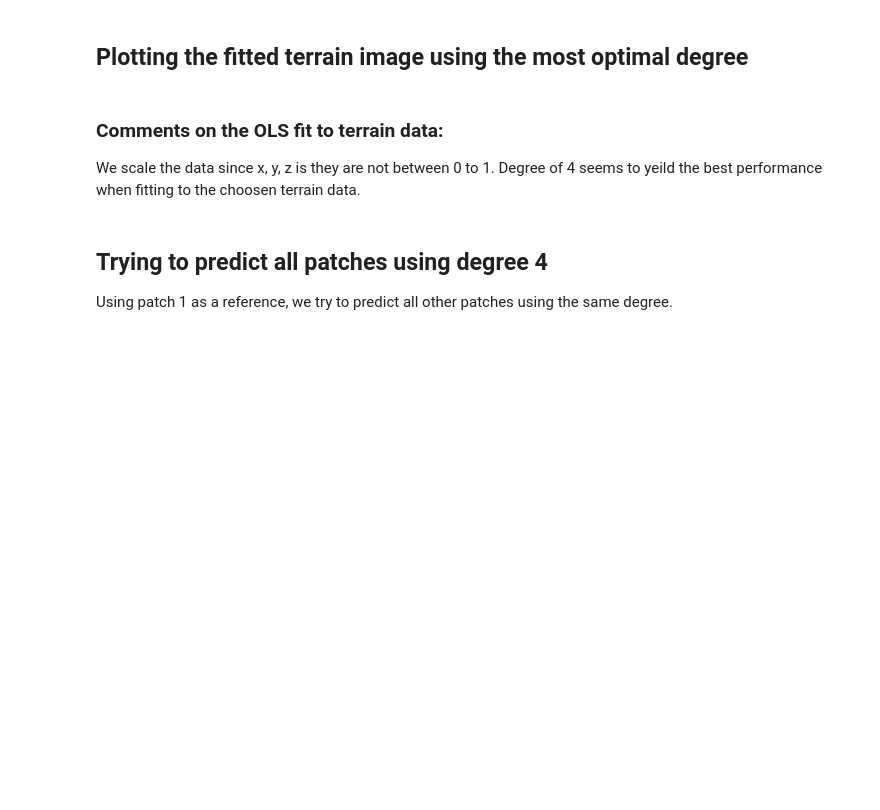
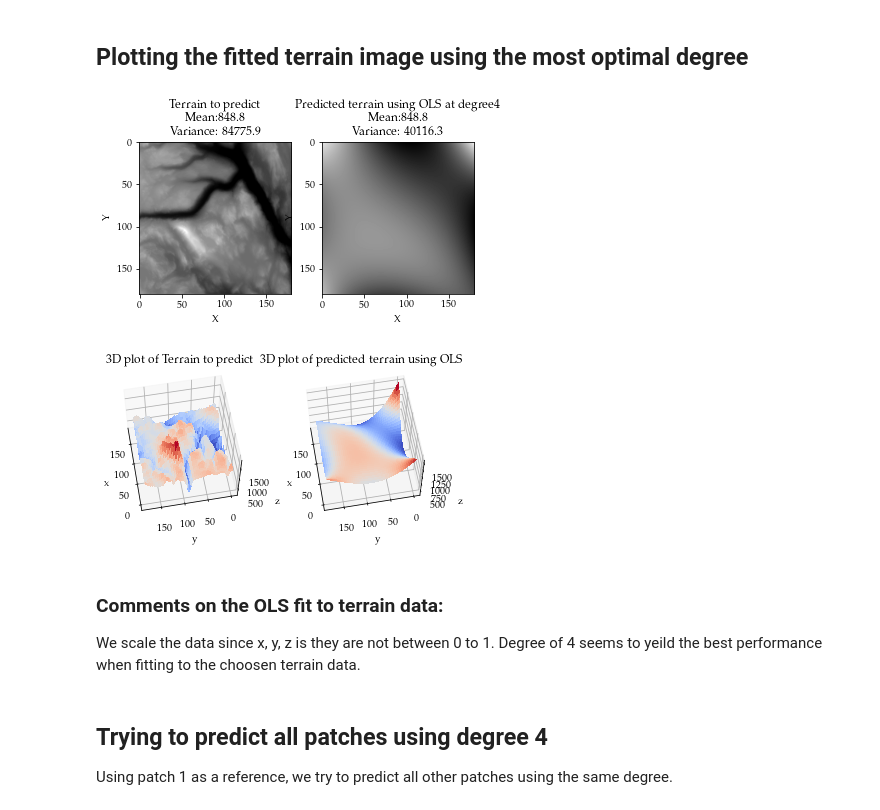
Before and after one commit to AndreasBordvik/FYS-STK4155-Prj1_report, a Jupyter notebook: code/Exercise6.ipynb, the cells around one changed output. Saved outputs shown, nothing was run; the diff lists cells and outputs as text; code cells hidden in the pictures; blank space fills up the shorter version.

```diff
--- a/code/Exercise6.ipynb
+++ b/code/Exercise6.ipynb
@@ -321,42 +367,46 @@ display(OLS_summary)
 # %% [markdown]
 ## Plotting the fitted terrain image using the most optimal degree
 # %%
-X = create_X(x1, y1, 50) # Design Matrix
-X_scaled = standard_scaling(X)
-z1_scaled, scaler = standard_scaling(z1.ravel().reshape(-1,1))
+X = create_X(x1, y1, optimal_degree) # Design Matrix
+X_scaled, Xscaler = standard_scaling(X)
+z1_scaled, z1scaler = standard_scaling(z1.ravel().reshape(-1,1))
+#z1_scaled = z1.ravel().reshape(-1,1)
 
 # Model construction, fitting, and predictions
 model = OLS(degree=optimal_degree) # The model
 z_hat_train = model.fit(X_scaled, z1_scaled, SVDfit=False, keep_intercept=True) # Fitting the model and predict on training data
 
-z_hat = scaler.inverse_transform(z_hat_train)
+z_hat = z1scaler.inverse_transform(z_hat_train)
 z_hat = z_hat.reshape((ySteps,xSteps))
 
 # 2D plot of the terrain patches
 fig, (ax1, ax2) = plt.subplots(1, 2)
 ax1.title.set_text(F"Terrain to predict\nMean:\
 {np.round(np.mean(img1),decimals=1)}\nVariance: {np.round(np.var(img1),decimals=1)}")
 ax1.set_xlabel("X"); ax1.set_ylabel("Y")
 surf1 = ax1.imshow(img1, cmap='gray')
-ax2.title.set_text(F"Predicted terrain using OLS\nMean:\
+ax2.title.set_text(F"Predicted terrain using OLS at degree{optimal_degree}\nMean:\
 {np.round(np.mean(z_hat),decimals=1)}\nVariance: {np.round(np.var(z_hat),decimals=1)}")
 ax2.set_xlabel("X"); ax2.set_ylabel("Y")
 surf2 = ax2.imshow(z_hat, cmap='gray')
 plt.show()
 
 # 3D plot of predicted terrain patches
 fig = plt.figure()
 ax1 = fig.add_subplot(1,2,1, projection='3d')
 ax1.title.set_text("3D plot of Terrain to predict")
 ax1.set_xlabel("x"); ax1.set_ylabel("y"); ax1.set_zlabel("z")
 ax1.view_init(elev=60., azim=-120.0-70)
 ax1.plot_surface(x1, y1, z1, cmap=cm.coolwarm, linewidth = 0, antialiased=False)
 ax2 = fig.add_subplot(1,2,2, projection='3d')
 ax2.title.set_text("3D plot of predicted terrain using OLS")
 ax2.set_xlabel("x"); ax2.set_ylabel("y"); ax2.set_zlabel("z")
 ax2.view_init(elev=60., azim=-120.0-70)
 ax2.plot_surface(x1, y1, z_hat, cmap=cm.coolwarm, linewidth = 0, antialiased=False)
 plt.show()
+# %% [output]
+[figure, added]
+[figure, added]
 # %% [markdown]
 ### Comments on the OLS fit to terrain data:
 We scale the data since x, y, z is they are not between 0 to 1. Degree of 4 seems to yeild the best performance when fitting to the choosen terrain data.
```
Also changed, not shown: parts of 16 cells of this notebook.
